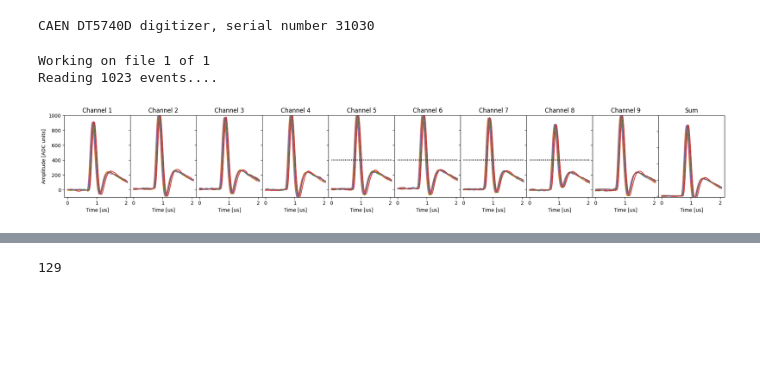
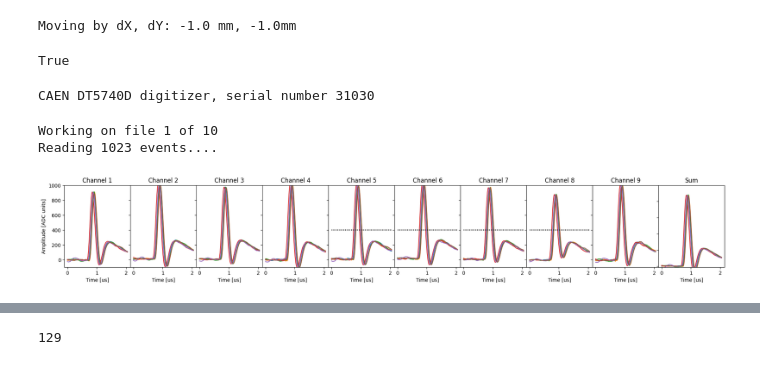
Before and after one commit to Moore-Lab/nanospheres, a Jupyter notebook: DAQ/CAEN/acquire_dt5740_waveforms.ipynb, the cells around one changed output, grey strips where cells are left out. Drawn from its saved outputs; the diff is of its cells as text; code cells hidden in the pictures; blank space fills up the shorter version.

Commit message:
minor updates to move stage

```diff
--- a/DAQ/CAEN/acquire_dt5740_waveforms.ipynb
+++ b/DAQ/CAEN/acquire_dt5740_waveforms.ipynb
@@ -7,7 +7,10 @@ sys.path.append("../../arduino_stages")
 import stage_control as sc
 # %%
 ## move stage (x,y in mm)
-#sc.move_stage(-1,-1)
+sc.move_stage(-1,-1)
+# %% [output]
+Moving by dX, dY: -1.0 mm, -1.0mm
+True
 # %%
 digitizer = CAEN_DT5740_Digitizer(0) # Open the connection.
 
@@ -37,8 +38,9 @@ def configure_digitizer(digitizer, dc_offset_list, trig_level_list):
 # %%
-Nfiles = 1
+Nfiles = 10
 save_data = True
+make_plot = True
 path = "D:/data/SiPM/waveforms/20240503/"
-file_name = "test.pkl" #"Bi207_26V_x0_y0_%d.pkl"
+file_name = "test_%d.pkl" #"Bi207_26V_x0_y0_%d.pkl"
 
 dc_offset_list = [0.5, 0.5, 0.5, 0.5] ## list of dc offsets (fractional range 0-1)
 										## e.g. if you want baseline at 25% of max ADC, set 0.25 here
@@ -48,62 +50,63 @@ trig_level_list = [2000, 400, 2000, 2000] ## list of trig levels in ADC counts a
 # Now configure the digitizer:
 configure_digitizer(digitizer, dc_offset_list, trig_level_list)
 
 # Now enter into acquisition mode using the `with` statement:
 
 fsample = 62.5e6 ## sampling rate in Hz
 record_length = 129 ## not clear why this differs from the 128 set above
 time_vec = np.arange(0, record_length/fsample, 1/fsample)
 
 for n in range(Nfiles):
 	print("Working on file %d of %d"%(n+1, Nfiles))
 
 	digitizer.start_acquisition(acq_time=1)
 	waveforms = digitizer.get_waveforms()
 	digitizer.stop_acquisition()
 
 	if(save_data):
 		if("%d" in file_name):
 			fnameout = os.path.join(path, file_name%n)
 		else:
 			fnameout = os.path.join(path, file_name)
 		with open(fnameout, 'wb') as fout:
 			pickle.dump(waveforms, fout)
 
-	plt.figure(figsize=(24,3))
-	max_plot = 5
-	step = int(len(waveforms)/max_plot)
-	for wf in waveforms[::step]:
-		sum_waveform = np.zeros_like(time_vec)
-		for j, ch in enumerate(range(16,-1,-2)):
+	if(make_plot and n == 0):
+		plt.figure(figsize=(24,3))
+		max_plot = 5
+		step = int(len(waveforms)/max_plot)
+		for wf in waveforms[::step]:
+			sum_waveform = np.zeros_like(time_vec)
+			for j, ch in enumerate(range(16,-1,-2)):
 
-			## subtract baseline
-			baseline = 2048 #np.median(wf[ch][:20])
+				## subtract baseline
+				baseline = 2048 #np.median(wf[ch][:20])
 
-			plt.subplot(1,10,j+1)
-			plt.plot(time_vec*1e6, wf[ch]-baseline)
-			plt.ylim(-100, 1000)
-			if(j > 0):
-				plt.gca().set_yticklabels([])
-			else:
-				plt.ylabel("Amplitude [ADC units]")
-			plt.title("Channel %d"%(j+1))
+				plt.subplot(1,10,j+1)
+				plt.plot(time_vec*1e6, wf[ch]-baseline)
+				plt.ylim(-100, 1000)
+				if(j > 0):
+					plt.gca().set_yticklabels([])
+				else:
+					plt.ylabel("Amplitude [ADC units]")
+				plt.title("Channel %d"%(j+1))
+				plt.xlabel("Time [us]")
+
+				gidx = int(j/4)
+				trig_lev = dc_offset_list[gidx]*2**12 + trig_level_list[gidx] - baseline
+				plt.plot(time_vec*1e6, np.ones_like(time_vec)*trig_lev, 'k:')
+				sum_waveform += (wf[ch] - baseline)
+
+			plt.subplot(1,10,10)
+			plt.plot(time_vec*1e6, sum_waveform)
+			plt.ylim(-100, 10000)
+			plt.gca().set_yticklabels([])
+			plt.title("Sum")
 			plt.xlabel("Time [us]")
 
-			gidx = int(j/4)
-			trig_lev = dc_offset_list[gidx]*2**12 + trig_level_list[gidx] - baseline
-			plt.plot(time_vec*1e6, np.ones_like(time_vec)*trig_lev, 'k:')
-			sum_waveform += (wf[ch] - baseline)
-
-		plt.subplot(1,10,10)
-		plt.plot(time_vec*1e6, sum_waveform)
-		plt.ylim(-100, 10000)
-		plt.gca().set_yticklabels([])
-		plt.title("Sum")
-		plt.xlabel("Time [us]")
-
-	plt.subplots_adjust(wspace=0)
-	plt.show()
+		plt.subplots_adjust(wspace=0)
+		plt.show()
 # %% [output]
-Working on file 1 of 1
+Working on file 1 of 10
 Reading 1023 events....
-[figure, old version]
+[figure, new version]
```
Also changed, not shown: parts of 2 cells of this notebook, 1 other file.
